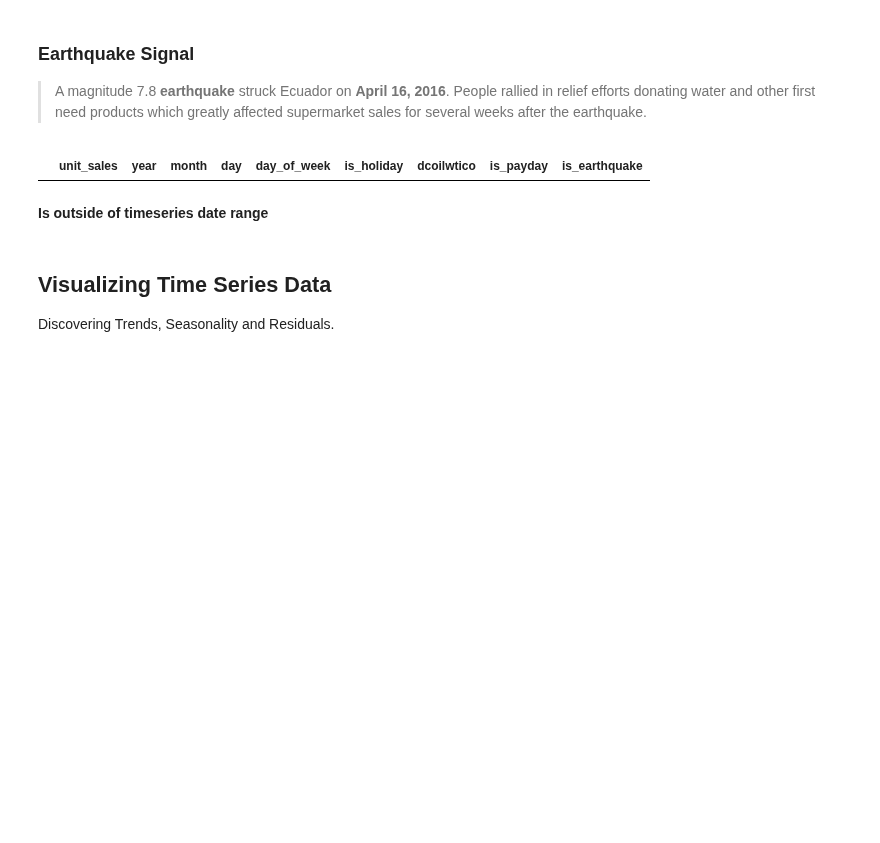
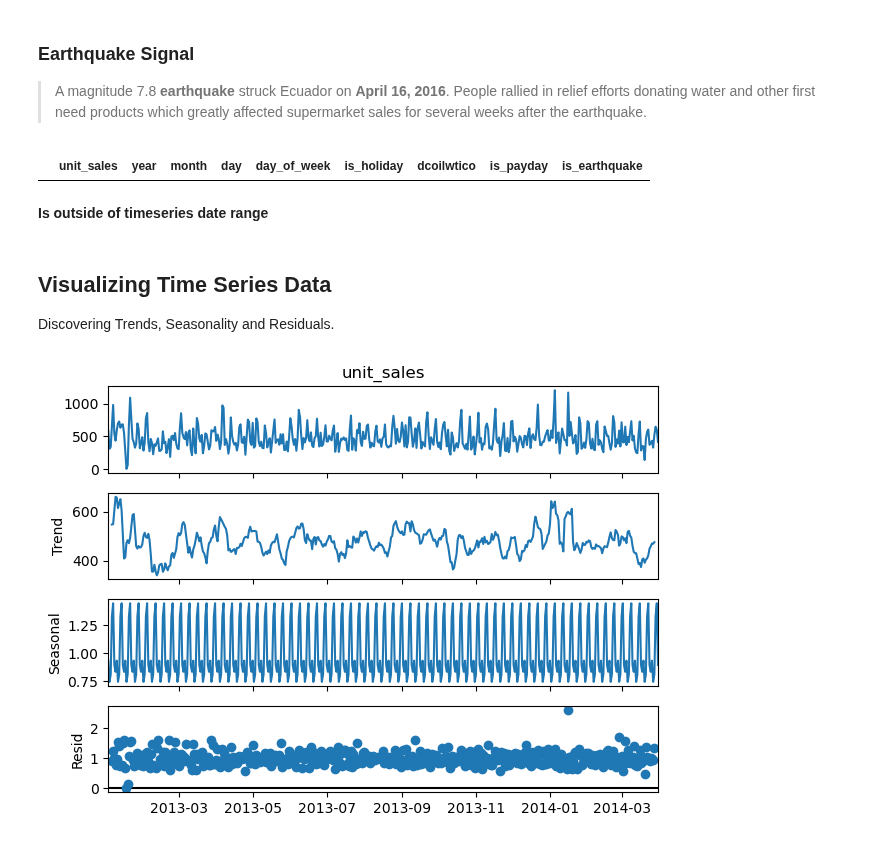
Before and after one commit to Moritz-Binder/corporacion_favorita_grocery_sales_forecasting, a Jupyter notebook: ipynb/EDA.ipynb, the cells around one changed output. Saved outputs shown, nothing was run; the diff lists cells and outputs as text; code cells hidden in the pictures; blank space fills up the shorter version.

Commit message:
Sales data EDA

```diff
--- a/ipynb/EDA.ipynb
+++ b/ipynb/EDA.ipynb
@@ -394,3 +403,10 @@ timeseries_df[timeseries_df['is_earthquake'] == 1]
 ## Visualizing Time Series Data
 
 Discovering Trends, Seasonality and Residuals.
+# %%
+# time series decomposition
+decomposition = seasonal_decompose(timeseries_df['unit_sales'], model='multiplicative')
+decomposition.plot()
+plt.show()
+# %% [output]
+[figure, added]
```
Also changed, not shown: parts of 21 cells of this notebook.
